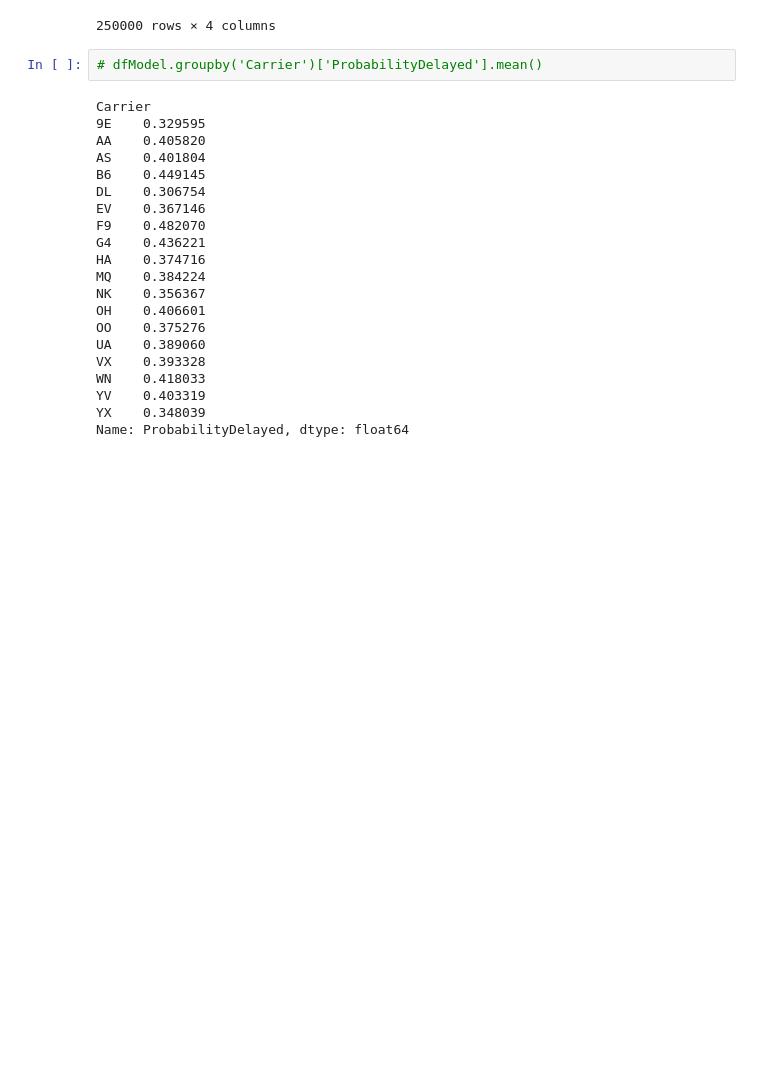
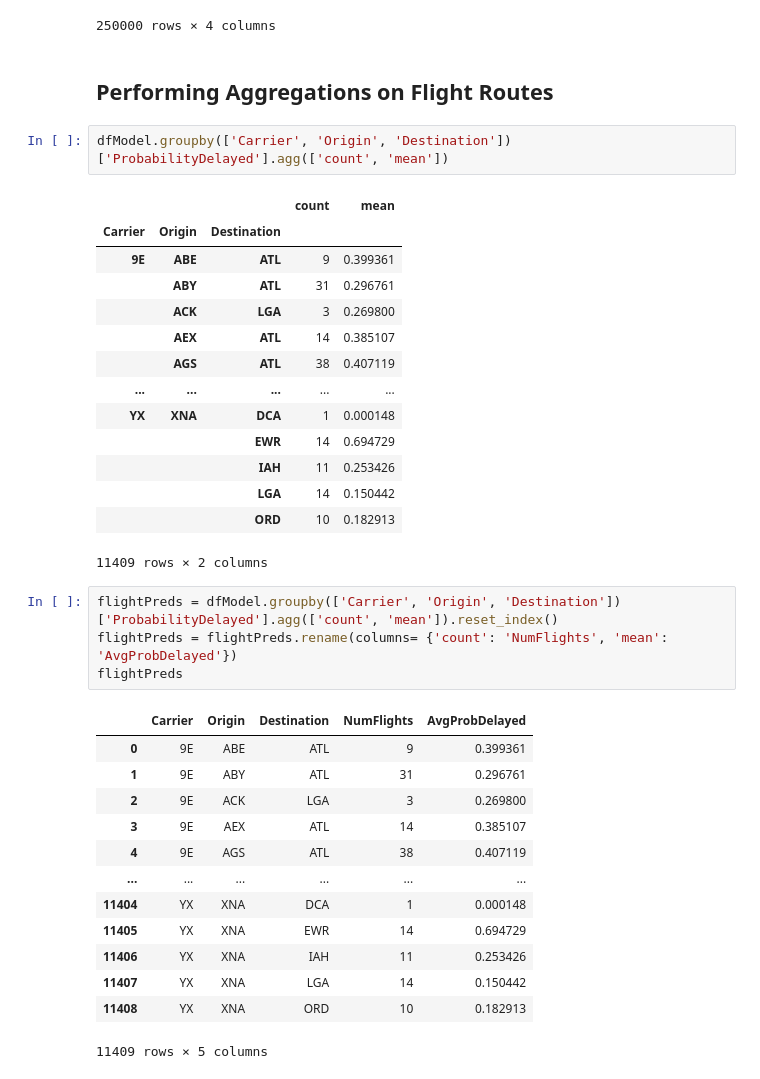
Before and after one commit to SaianshR/airline-delay-analysis, a Jupyter notebook: Models_AllLate.ipynb, the cells around one changed output. Cells and saved outputs as stored; diff of their text form; blank space fills up the shorter version.

Commit message:
Aggregations and new, condensed dataframe

```diff
--- a/Models_AllLate.ipynb
+++ b/Models_AllLate.ipynb
@@ -183,26 +185,40 @@ dfModel
 | 6332860 | B6 | LGB | OAK | 0.539921 |
 | 2855241 | AS | SEA | SAN | 0.789508 |
 250000 rows × 4 columns
+# %% [markdown]
+## Performing Aggregations on Flight Routes
 # %%
-# dfModel.groupby('Carrier')['ProbabilityDelayed'].mean()
+dfModel.groupby(['Carrier', 'Origin', 'Destination'])['ProbabilityDelayed'].agg(['count', 'mean'])
 # %% [output]
+|  |  |  | count | mean |
+| Carrier | Origin | Destination |  |  |
+| 9E | ABE | ATL | 9 | 0.399361 |
+|  | ABY | ATL | 31 | 0.296761 |
+|  | ACK | LGA | 3 | 0.269800 |
+|  | AEX | ATL | 14 | 0.385107 |
+|  | AGS | ATL | 38 | 0.407119 |
+| ... | ... | ... | ... | ... |
+| YX | XNA | DCA | 1 | 0.000148 |
+|  |  | EWR | 14 | 0.694729 |
+|  |  | IAH | 11 | 0.253426 |
+|  |  | LGA | 14 | 0.150442 |
+|  |  | ORD | 10 | 0.182913 |
-Carrier
-9E    0.329595
-AA    0.405820
-AS    0.401804
-B6    0.449145
-DL    0.306754
-EV    0.367146
-F9    0.482070
-G4    0.436221
-HA    0.374716
-MQ    0.384224
-NK    0.356367
-OH    0.406601
-OO    0.375276
-UA    0.389060
-VX    0.393328
-WN    0.418033
-YV    0.403319
-YX    0.348039
-Name: ProbabilityDelayed, dtype: float64
+11409 rows × 2 columns
+# %%
+flightPreds = dfModel.groupby(['Carrier', 'Origin', 'Destination'])['ProbabilityDelayed'].agg(['count', 'mean']).reset_index()
+flightPreds = flightPreds.rename(columns= {'count': 'NumFlights', 'mean': 'AvgProbDelayed'})
+flightPreds
+# %% [output]
+|  | Carrier | Origin | Destination | NumFlights | AvgProbDelayed |
+| 0 | 9E | ABE | ATL | 9 | 0.399361 |
+| 1 | 9E | ABY | ATL | 31 | 0.296761 |
+| 2 | 9E | ACK | LGA | 3 | 0.269800 |
+| 3 | 9E | AEX | ATL | 14 | 0.385107 |
+| 4 | 9E | AGS | ATL | 38 | 0.407119 |
+| ... | ... | ... | ... | ... | ... |
+| 11404 | YX | XNA | DCA | 1 | 0.000148 |
+| 11405 | YX | XNA | EWR | 14 | 0.694729 |
+| 11406 | YX | XNA | IAH | 11 | 0.253426 |
+| 11407 | YX | XNA | LGA | 14 | 0.150442 |
+| 11408 | YX | XNA | ORD | 10 | 0.182913 |
+11409 rows × 5 columns
```
Also changed, not shown: parts of 1 cell of this notebook.
